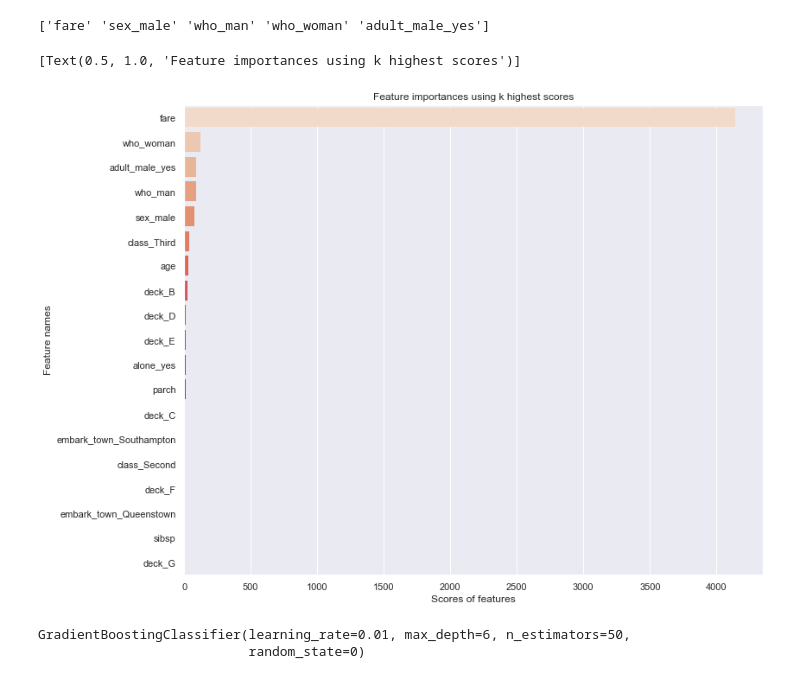
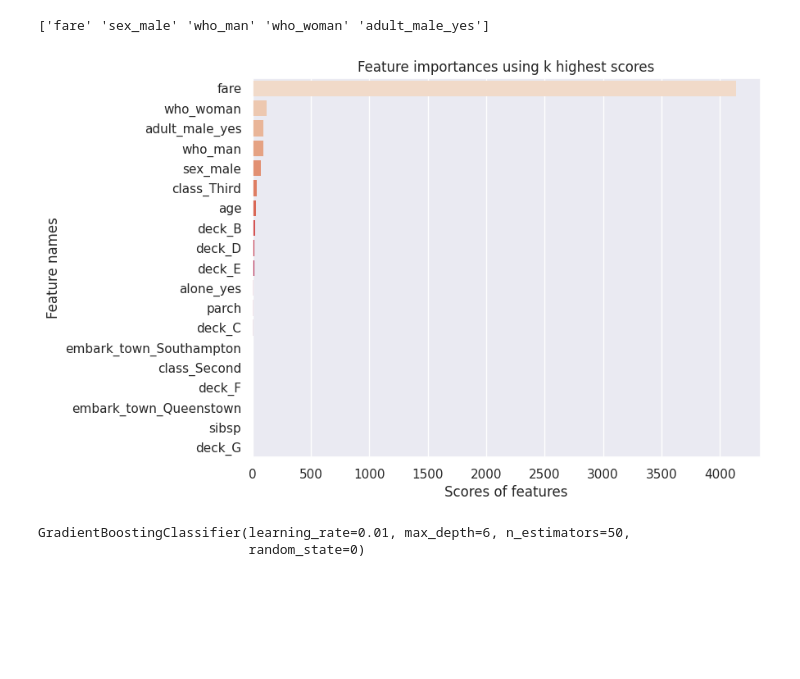
Before and after one commit to kriss024/Python, a Jupyter notebook: Precision recall F1.ipynb, the cells around one changed output. Saved outputs shown, nothing was run; the diff lists cells and outputs as text; code cells hidden in the pictures; blank space fills up the shorter version.

```diff
--- a/Precision recall F1.ipynb
+++ b/Precision recall F1.ipynb
@@ -195,24 +177,24 @@ print(best_features)
 # %%
 select_importances = pd.Series(
     select.scores_, index=select.feature_names_in_
 ).sort_values(ascending=False)
 
 select_importances = pd.DataFrame(select_importances)
 select_importances = select_importances.reset_index()
 select_importances.rename(columns={'index': 'feature_names', 0: 'score'}, inplace=True)
 
 n_plots = len(select_importances['feature_names'].values)
 
 palette = sns.color_palette('rocket', n_colors=n_plots)
 palette.reverse()
 
-sns.set(rc = {'figure.figsize':(12,10)})
+sns.set(rc = {'figure.figsize':(8, 6)})
 p = sns.barplot(data=select_importances, x='score', y='feature_names', palette = palette, edgecolor = 'none')
 p.set(xlabel = 'Scores of features', ylabel = 'Feature names')
 p.set(title='Feature importances using k highest scores')
+plt.show()
 # %% [output]
-[Text(0.5, 1.0, 'Feature importances using k highest scores')]
-[figure, old version]
+[figure, new version]
 # %%
 from sklearn.ensemble import GradientBoostingClassifier
 from sklearn.model_selection import train_test_split
```
Also changed, not shown: parts of 18 cells of this notebook, 1 other file.
